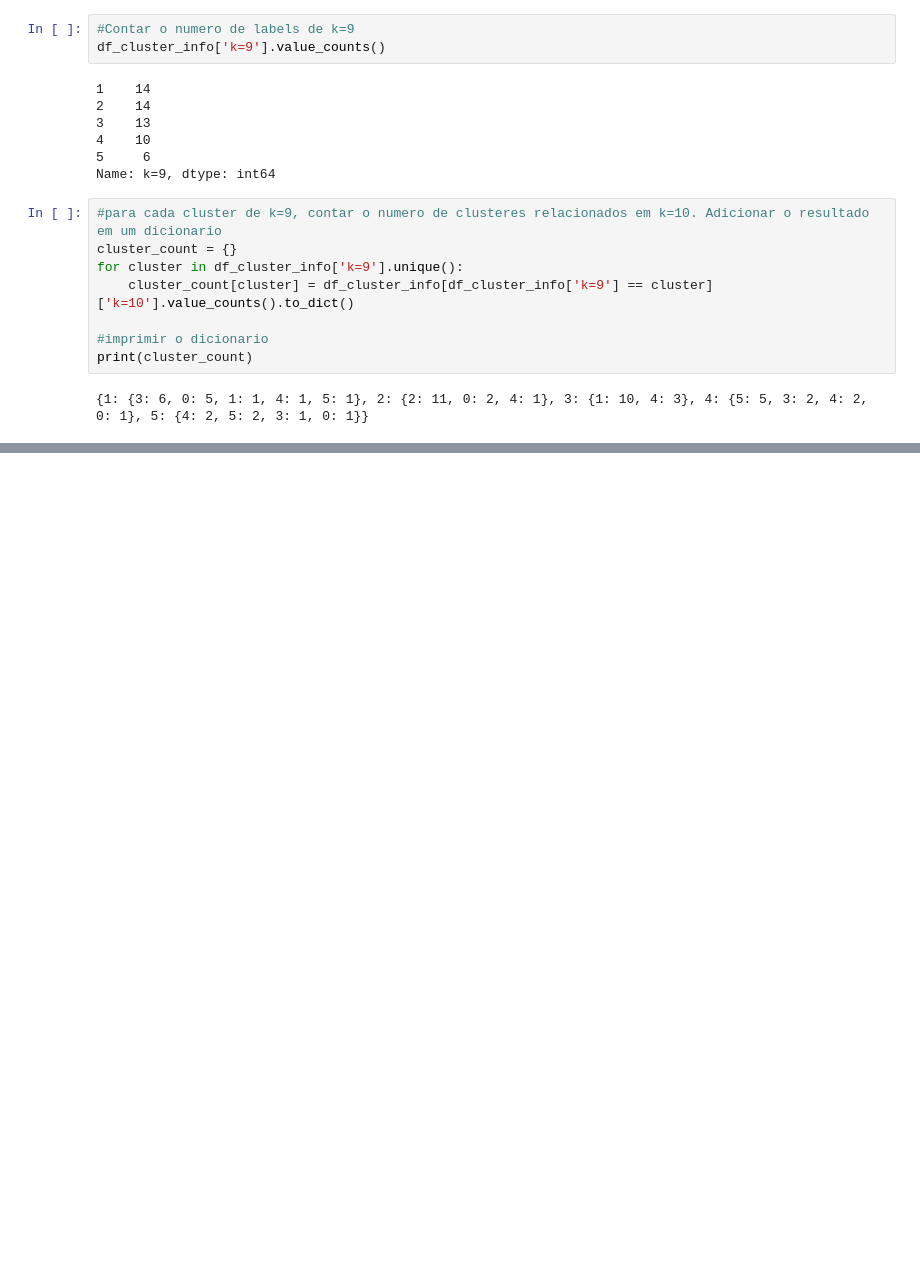
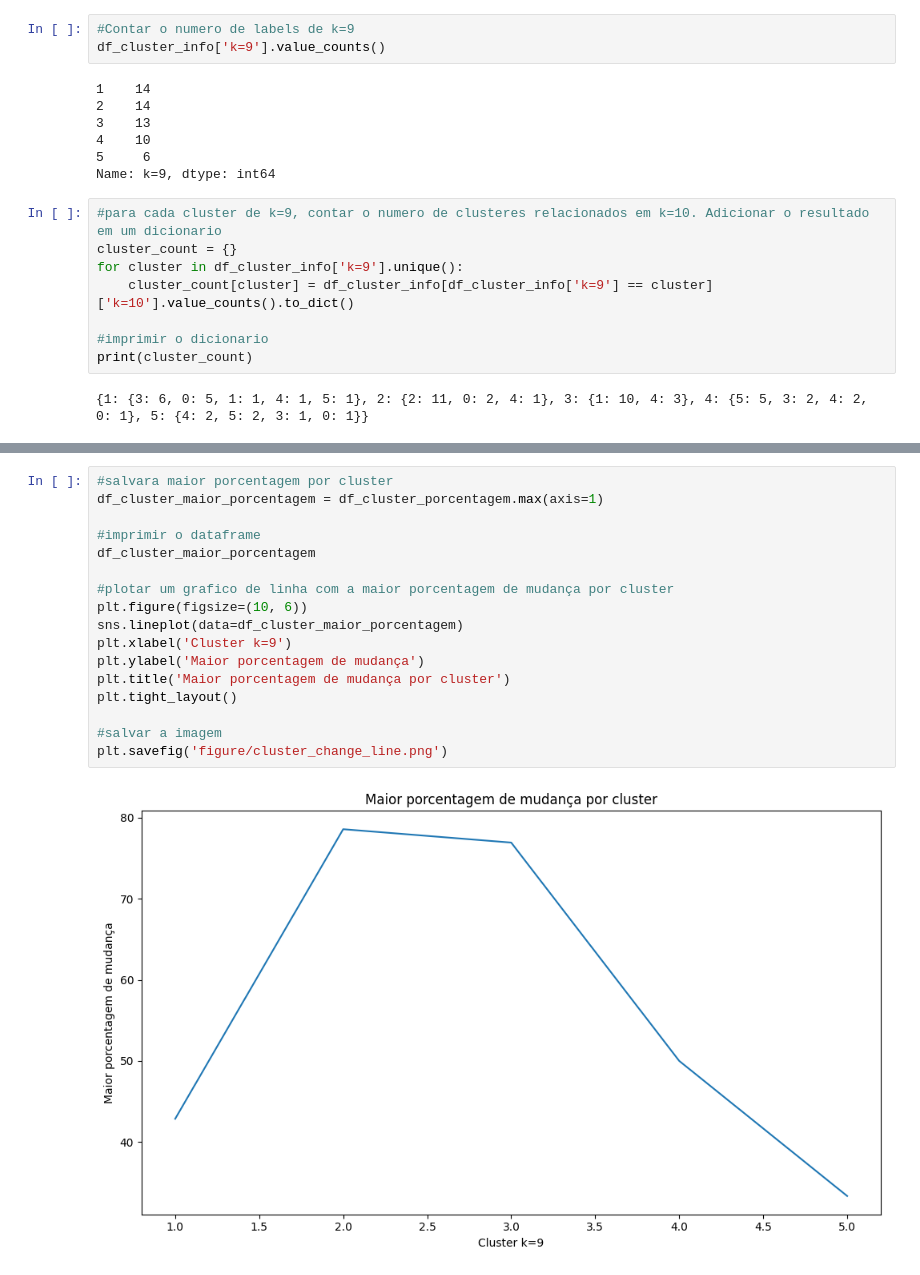
Before and after one commit to thaisfds/bibliometriic-thresholds, a Jupyter notebook: behaviorChange.ipynb, the cells around one changed output, grey strips where cells are left out. Saved outputs shown, nothing was run; the diff lists cells and outputs as text; blank space fills up the shorter version.

```diff
--- a/behaviorChange.ipynb
+++ b/behaviorChange.ipynb
@@ -210,0 +236,19 @@ plt.tight_layout()
+# %%
+#salvara maior porcentagem por cluster
+df_cluster_maior_porcentagem = df_cluster_porcentagem.max(axis=1)
+
+#imprimir o dataframe
+df_cluster_maior_porcentagem
+
+#plotar um grafico de linha com a maior porcentagem de mudança por cluster
+plt.figure(figsize=(10, 6))
+sns.lineplot(data=df_cluster_maior_porcentagem)
+plt.xlabel('Cluster k=9')
+plt.ylabel('Maior porcentagem de mudança')
+plt.title('Maior porcentagem de mudança por cluster')
+plt.tight_layout()
+
+#salvar a imagem
+plt.savefig('figure/cluster_change_line.png')
+# %% [output]
+[figure, added]
```
Also changed, not shown: parts of 4 cells of this notebook, 4 other files.
